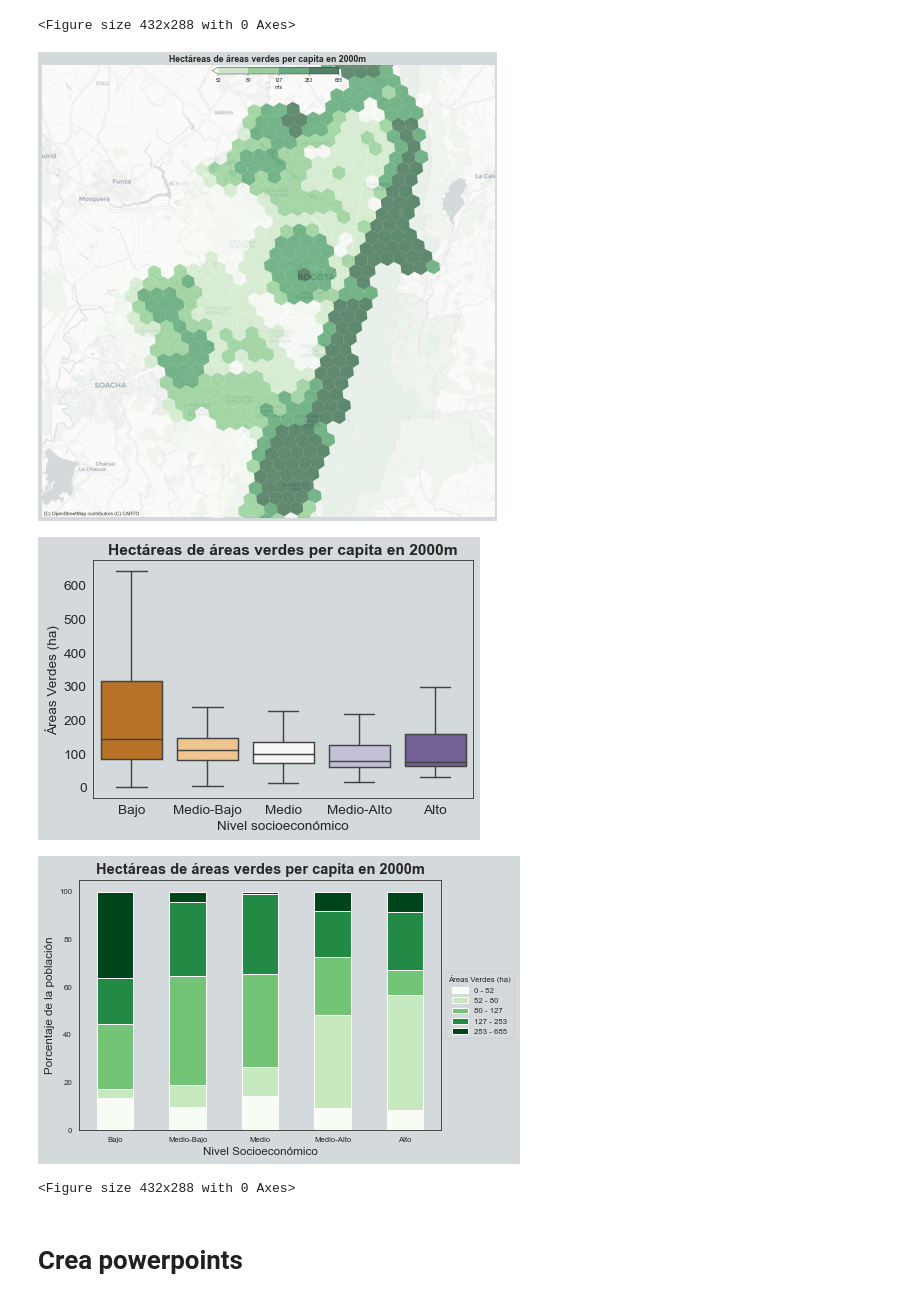
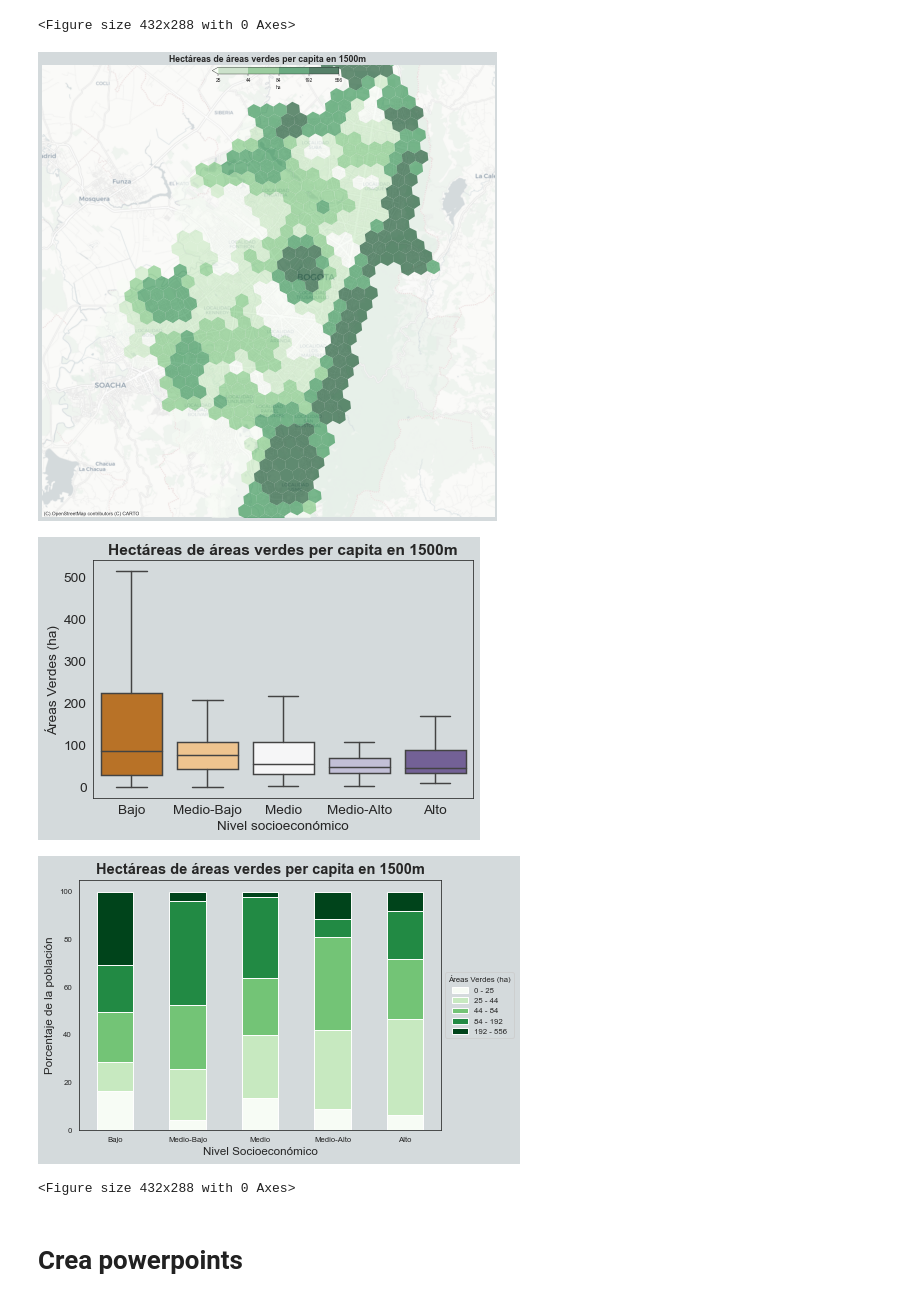
Before and after one commit to OMU-LATAM/Accesibilidad, a Jupyter notebook: notebooks/Bogota.ipynb, the cells around one changed output. Cells and saved outputs as stored; diff of their text form; code cells hidden in the pictures.

```diff
--- a/notebooks/Bogota.ipynb
+++ b/notebooks/Bogota.ipynb
@@ -267,7 +270,7 @@ Puede borrar estos archivo si quiere correr nuevamente el proceso para este mism
 # %% [markdown]
 ### Espacios verdes
 # %%
-hexs_green_space = pyomu.access.calculate_green_space(hexs, city_crs, population, max_distance = [1000, 2000])
+hexs_green_space = pyomu.access.calculate_green_space(hexs, city_crs, population, max_distance = [1500, 2000])
 hexs_green_space.sample(3)
 # %% [output]
 |  | hex | area_m2 | Pob_tot | PCA_1 | geometry | NSE_5 | NSE_3 | lat_o | lon_o | hex_o | lat_o_norm | ... |
@@ -334,14 +337,14 @@ pyomu.vizuals.print_time_distance(hexs,
 # %%
 pyomu.vizuals.print_time_distance(hexs,
                             hexs_green_space,
                             population=population,
-                            indicators_vars=['green_area_ha_in2000m'],
-                            colors_dict={'green_area_ha_in2000m':'Greens'},
+                            indicators_vars=['green_area_ha_in1500m'],
+                            colors_dict={'green_area_ha_in1500m':'Greens'},
                             current_path=current_path)
 # %% [output]
-[figure, old version]
+[figure, new version]
-[figure, old version]
+[figure, new version]
-[figure, old version]
+[figure, new version]
 <Figure size 432x288 with 0 Axes>
 # %% [markdown]
 # Crea powerpoints
```
Also changed, not shown: parts of 9 cells of this notebook, 1 other file.
